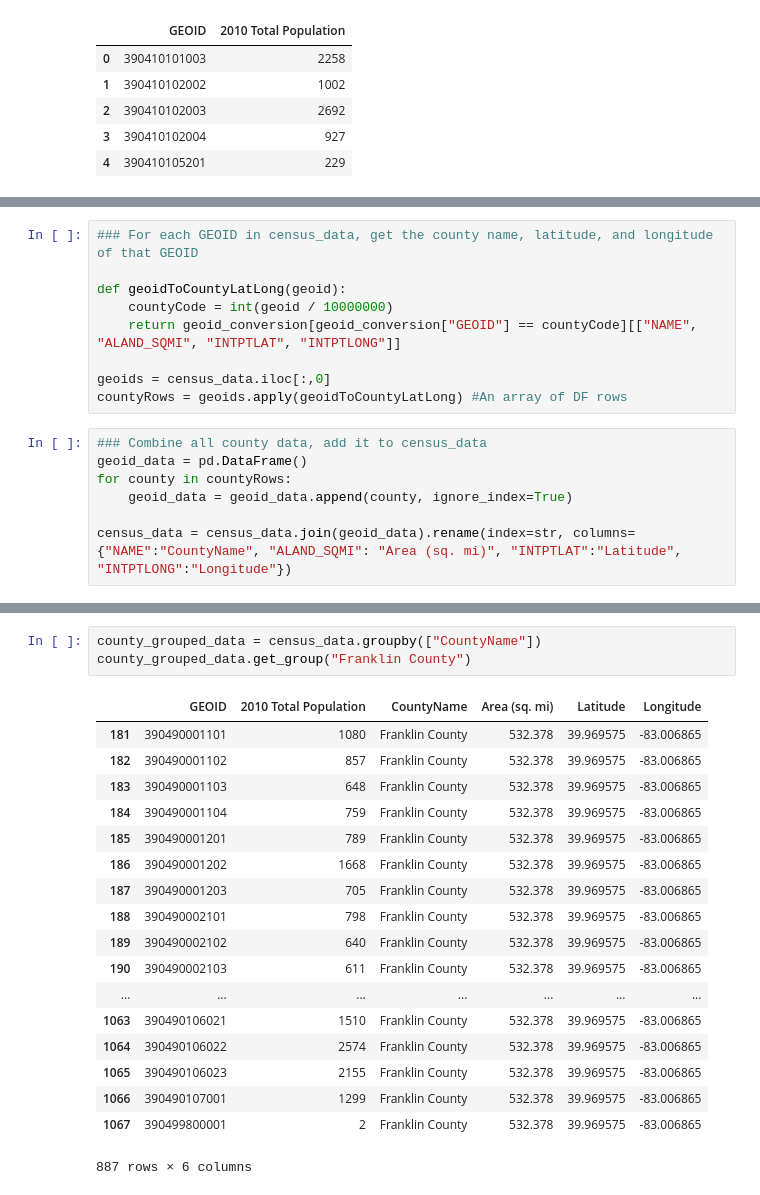
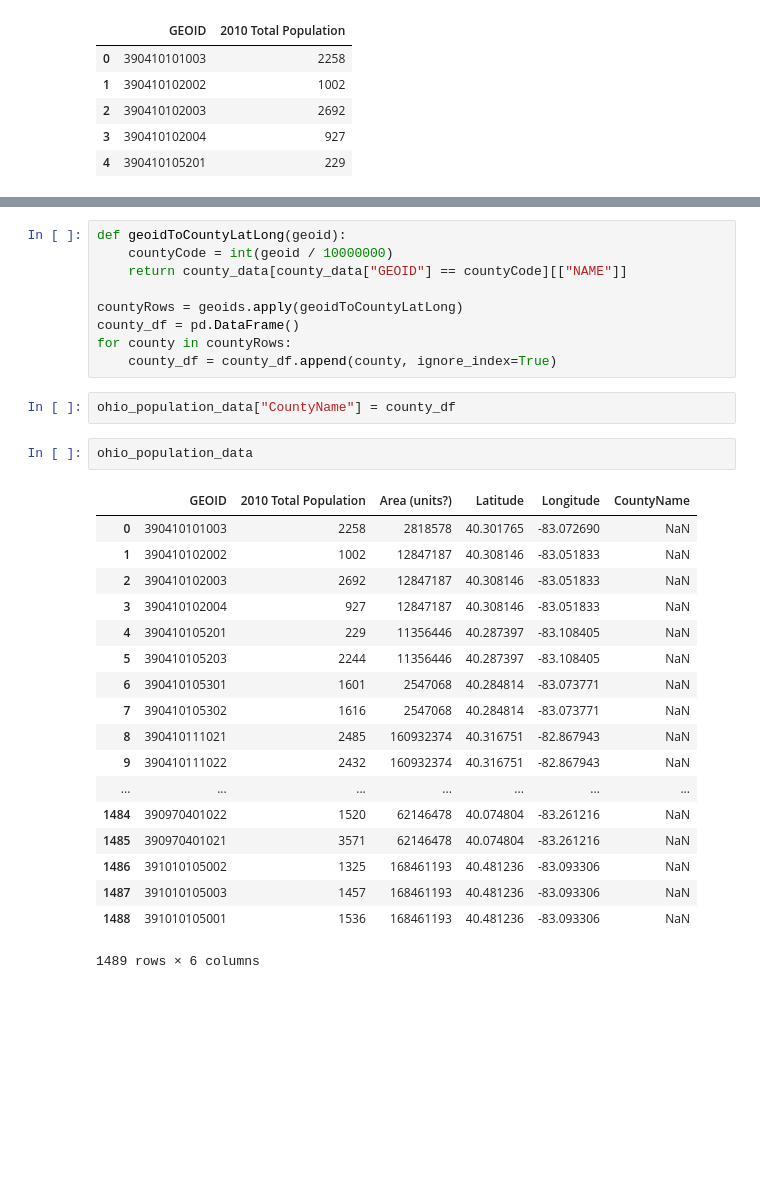
Before and after one commit to data-x-sp19/EVAC, a Jupyter notebook: PT_data.ipynb, the cells around one changed output, grey strips where cells are left out. Drawn from its saved outputs; the diff is of its cells as text; blank space fills up the shorter version.

```diff
--- a/PT_data.ipynb
+++ b/PT_data.ipynb
@@ -61,16 +105,0 @@ geoid_conversion.head()
-# %%
-### For each GEOID in census_data, get the county name, latitude, and longitude of that GEOID
-
-def geoidToCountyLatLong(geoid):
-    countyCode = int(geoid / 10000000)
-    return geoid_conversion[geoid_conversion["GEOID"] == countyCode][["NAME", "ALAND_SQMI", "INTPTLAT", "INTPTLONG"]]
-
-geoids = census_data.iloc[:,0]
-countyRows = geoids.apply(geoidToCountyLatLong) #An array of DF rows
-# %%
-### Combine all county data, add it to census_data
-geoid_data = pd.DataFrame()
-for county in countyRows:
-    geoid_data = geoid_data.append(county, ignore_index=True)
-
-census_data = census_data.join(geoid_data).rename(index=str, columns={"NAME":"CountyName", "ALAND_SQMI": "Area (sq. mi)", "INTPTLAT":"Latitude", "INTPTLONG":"Longitude"})
@@ -90,22 +106,32 @@ census_data.head()
-# %%
-county_grouped_data = census_data.groupby(["CountyName"])
-county_grouped_data.get_group("Franklin County")
-# %% [output]
-|  | GEOID | 2010 Total Population | CountyName | Area (sq. mi) | Latitude | Longitude |
-| 181 | 390490001101 | 1080 | Franklin County | 532.378 | 39.969575 | -83.006865 |
-| 182 | 390490001102 | 857 | Franklin County | 532.378 | 39.969575 | -83.006865 |
-| 183 | 390490001103 | 648 | Franklin County | 532.378 | 39.969575 | -83.006865 |
-| 184 | 390490001104 | 759 | Franklin County | 532.378 | 39.969575 | -83.006865 |
-| 185 | 390490001201 | 789 | Franklin County | 532.378 | 39.969575 | -83.006865 |
-| 186 | 390490001202 | 1668 | Franklin County | 532.378 | 39.969575 | -83.006865 |
-| 187 | 390490001203 | 705 | Franklin County | 532.378 | 39.969575 | -83.006865 |
-| 188 | 390490002101 | 798 | Franklin County | 532.378 | 39.969575 | -83.006865 |
-| 189 | 390490002102 | 640 | Franklin County | 532.378 | 39.969575 | -83.006865 |
-| 190 | 390490002103 | 611 | Franklin County | 532.378 | 39.969575 | -83.006865 |
-| ... | ... | ... | ... | ... | ... | ... |
-| 1063 | 390490106021 | 1510 | Franklin County | 532.378 | 39.969575 | -83.006865 |
-| 1064 | 390490106022 | 2574 | Franklin County | 532.378 | 39.969575 | -83.006865 |
-| 1065 | 390490106023 | 2155 | Franklin County | 532.378 | 39.969575 | -83.006865 |
-| 1066 | 390490107001 | 1299 | Franklin County | 532.378 | 39.969575 | -83.006865 |
-| 1067 | 390499800001 | 2 | Franklin County | 532.378 | 39.969575 | -83.006865 |
-887 rows × 6 columns
+# %%
+def geoidToCountyLatLong(geoid):
+    countyCode = int(geoid / 10000000)
+    return county_data[county_data["GEOID"] == countyCode][["NAME"]]
+
+countyRows = geoids.apply(geoidToCountyLatLong)
+county_df = pd.DataFrame()
+for county in countyRows:
+    county_df = county_df.append(county, ignore_index=True)
+# %%
+ohio_population_data["CountyName"] = county_df
+# %%
+ohio_population_data
+# %% [output]
+|  | GEOID | 2010 Total Population | Area (units?) | Latitude | Longitude | CountyName |
+| 0 | 390410101003 | 2258 | 2818578 | 40.301765 | -83.072690 | NaN |
+| 1 | 390410102002 | 1002 | 12847187 | 40.308146 | -83.051833 | NaN |
+| 2 | 390410102003 | 2692 | 12847187 | 40.308146 | -83.051833 | NaN |
+| 3 | 390410102004 | 927 | 12847187 | 40.308146 | -83.051833 | NaN |
+| 4 | 390410105201 | 229 | 11356446 | 40.287397 | -83.108405 | NaN |
+| 5 | 390410105203 | 2244 | 11356446 | 40.287397 | -83.108405 | NaN |
+| 6 | 390410105301 | 1601 | 2547068 | 40.284814 | -83.073771 | NaN |
+| 7 | 390410105302 | 1616 | 2547068 | 40.284814 | -83.073771 | NaN |
+| 8 | 390410111021 | 2485 | 160932374 | 40.316751 | -82.867943 | NaN |
+| 9 | 390410111022 | 2432 | 160932374 | 40.316751 | -82.867943 | NaN |
+| ... | ... | ... | ... | ... | ... | ... |
+| 1484 | 390970401022 | 1520 | 62146478 | 40.074804 | -83.261216 | NaN |
+| 1485 | 390970401021 | 3571 | 62146478 | 40.074804 | -83.261216 | NaN |
+| 1486 | 391010105002 | 1325 | 168461193 | 40.481236 | -83.093306 | NaN |
+| 1487 | 391010105003 | 1457 | 168461193 | 40.481236 | -83.093306 | NaN |
+| 1488 | 391010105001 | 1536 | 168461193 | 40.481236 | -83.093306 | NaN |
+1489 rows × 6 columns
```
Also changed, not shown: parts of 7 cells of this notebook, 2 other files.
